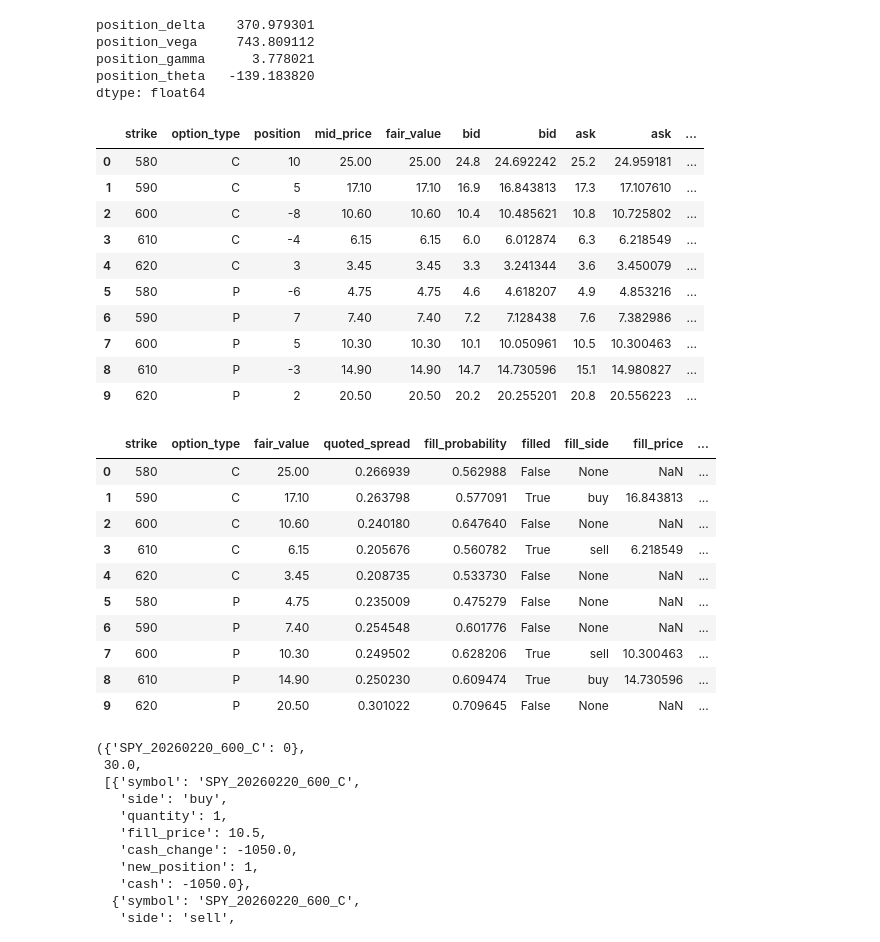
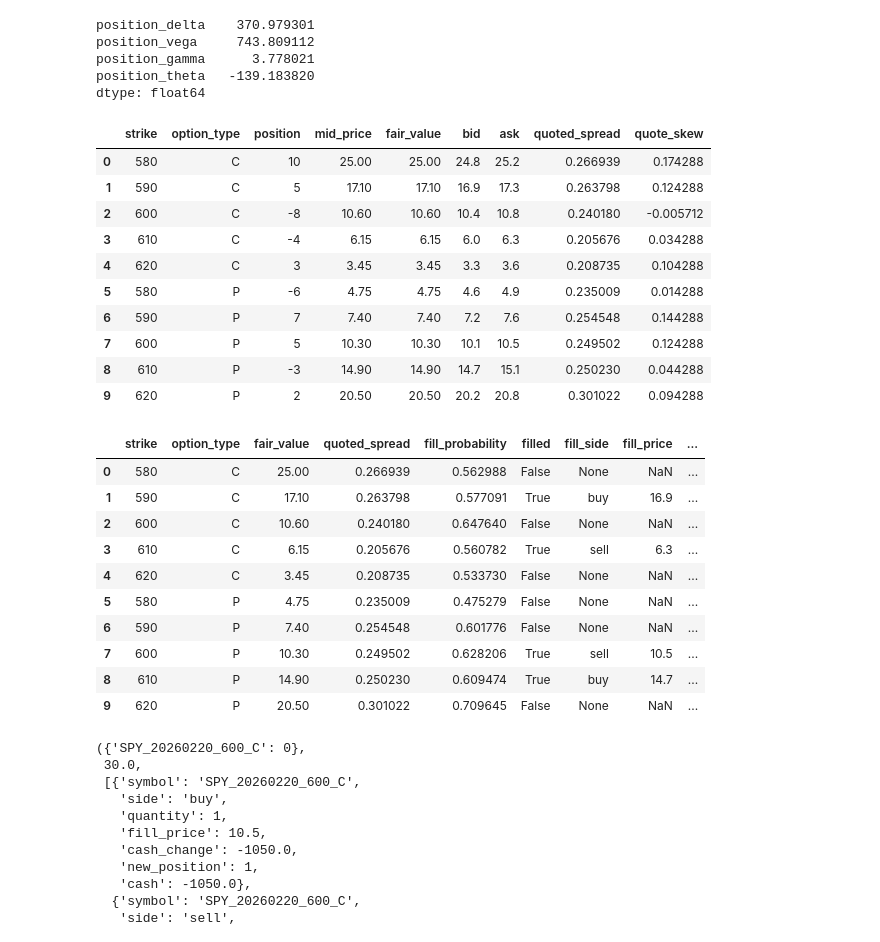
Before and after one commit to IlanEsco/options-market-making-volatility-research, a Jupyter notebook: notebooks/greeks_exposure.ipynb, the cells around one changed output. Cells and saved outputs as stored; diff of their text form; code cells hidden in the pictures.

```diff
--- a/notebooks/greeks_exposure.ipynb
+++ b/notebooks/greeks_exposure.ipynb
@@ -77,44 +77,49 @@ net_vega = portfolio_exposure["position_vega"]
 df["fair_value"] = df["mid_price"]
 
 quotes = df.apply(
     lambda row: generate_quotes(
         fair_value=row["fair_value"],
         market_spread=row["bid_ask_spread"],
         implied_vol=row["implied_vol"],
         inventory=row["position"],
         net_delta=net_delta,
         net_vega=net_vega,
     ),
     axis=1,
 )
 
 quotes_df = quotes.apply(lambda x: pd.Series(x))
 
+quotes_df = quotes_df.rename(columns={
+    "bid": "quoted_bid",
+    "ask": "quoted_ask"
+})
+
 df = pd.concat([df, quotes_df], axis=1)
 
 df[[
     "strike",
     "option_type",
     "position",
     "mid_price",
     "fair_value",
     "bid",
     "ask",
     "quoted_spread",
     "quote_skew"
 ]]
 # %% [output]
-|  | strike | option_type | position | mid_price | fair_value | bid | bid | ask | ask | ... |
-| 0 | 580 | C | 10 | 25.00 | 25.00 | 24.8 | 24.692242 | 25.2 | 24.959181 | ... |
-| 1 | 590 | C | 5 | 17.10 | 17.10 | 16.9 | 16.843813 | 17.3 | 17.107610 | ... |
-| 2 | 600 | C | -8 | 10.60 | 10.60 | 10.4 | 10.485621 | 10.8 | 10.725802 | ... |
-| 3 | 610 | C | -4 | 6.15 | 6.15 | 6.0 | 6.012874 | 6.3 | 6.218549 | ... |
-| 4 | 620 | C | 3 | 3.45 | 3.45 | 3.3 | 3.241344 | 3.6 | 3.450079 | ... |
-| 5 | 580 | P | -6 | 4.75 | 4.75 | 4.6 | 4.618207 | 4.9 | 4.853216 | ... |
-| 6 | 590 | P | 7 | 7.40 | 7.40 | 7.2 | 7.128438 | 7.6 | 7.382986 | ... |
-| 7 | 600 | P | 5 | 10.30 | 10.30 | 10.1 | 10.050961 | 10.5 | 10.300463 | ... |
-| 8 | 610 | P | -3 | 14.90 | 14.90 | 14.7 | 14.730596 | 15.1 | 14.980827 | ... |
-| 9 | 620 | P | 2 | 20.50 | 20.50 | 20.2 | 20.255201 | 20.8 | 20.556223 | ... |
+|  | strike | option_type | position | mid_price | fair_value | bid | ask | quoted_spread | quote_skew |
+| 0 | 580 | C | 10 | 25.00 | 25.00 | 24.8 | 25.2 | 0.266939 | 0.174288 |
+| 1 | 590 | C | 5 | 17.10 | 17.10 | 16.9 | 17.3 | 0.263798 | 0.124288 |
+| 2 | 600 | C | -8 | 10.60 | 10.60 | 10.4 | 10.8 | 0.240180 | -0.005712 |
+| 3 | 610 | C | -4 | 6.15 | 6.15 | 6.0 | 6.3 | 0.205676 | 0.034288 |
+| 4 | 620 | C | 3 | 3.45 | 3.45 | 3.3 | 3.6 | 0.208735 | 0.104288 |
+| 5 | 580 | P | -6 | 4.75 | 4.75 | 4.6 | 4.9 | 0.235009 | 0.014288 |
+| 6 | 590 | P | 7 | 7.40 | 7.40 | 7.2 | 7.6 | 0.254548 | 0.144288 |
+| 7 | 600 | P | 5 | 10.30 | 10.30 | 10.1 | 10.5 | 0.249502 | 0.124288 |
+| 8 | 610 | P | -3 | 14.90 | 14.90 | 14.7 | 15.1 | 0.250230 | 0.044288 |
+| 9 | 620 | P | 2 | 20.50 | 20.50 | 20.2 | 20.8 | 0.301022 | 0.094288 |
 # %%
 from fill_sim import simulate_fill
 import numpy as np
@@ -153,14 +158,14 @@ df[[
 # %% [output]
 |  | strike | option_type | fair_value | quoted_spread | fill_probability | filled | fill_side | fill_price | ... |
 | 0 | 580 | C | 25.00 | 0.266939 | 0.562988 | False | None | NaN | ... |
-| 1 | 590 | C | 17.10 | 0.263798 | 0.577091 | True | buy | 16.843813 | ... |
+| 1 | 590 | C | 17.10 | 0.263798 | 0.577091 | True | buy | 16.9 | ... |
 | 2 | 600 | C | 10.60 | 0.240180 | 0.647640 | False | None | NaN | ... |
-| 3 | 610 | C | 6.15 | 0.205676 | 0.560782 | True | sell | 6.218549 | ... |
+| 3 | 610 | C | 6.15 | 0.205676 | 0.560782 | True | sell | 6.3 | ... |
 | 4 | 620 | C | 3.45 | 0.208735 | 0.533730 | False | None | NaN | ... |
 | 5 | 580 | P | 4.75 | 0.235009 | 0.475279 | False | None | NaN | ... |
 | 6 | 590 | P | 7.40 | 0.254548 | 0.601776 | False | None | NaN | ... |
-| 7 | 600 | P | 10.30 | 0.249502 | 0.628206 | True | sell | 10.300463 | ... |
-| 8 | 610 | P | 14.90 | 0.250230 | 0.609474 | True | buy | 14.730596 | ... |
+| 7 | 600 | P | 10.30 | 0.249502 | 0.628206 | True | sell | 10.5 | ... |
+| 8 | 610 | P | 14.90 | 0.250230 | 0.609474 | True | buy | 14.7 | ... |
 | 9 | 620 | P | 20.50 | 0.301022 | 0.709645 | False | None | NaN | ... |
 # %%
 from inventory_manager import InventoryManager
```
Also changed, not shown: parts of 10 cells of this notebook, 1 other file.
